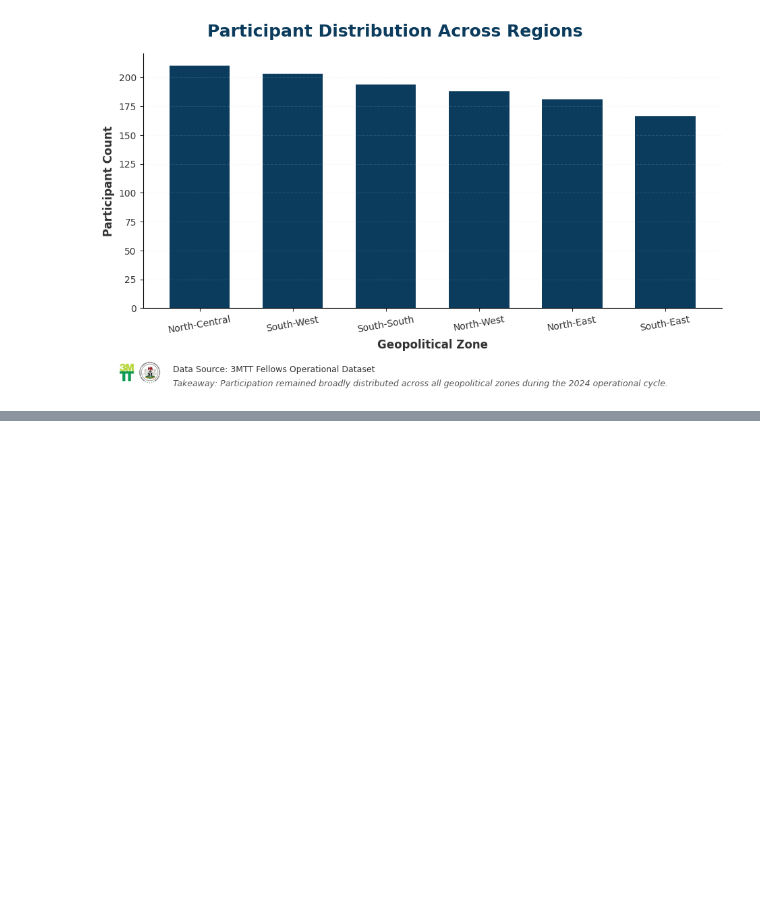
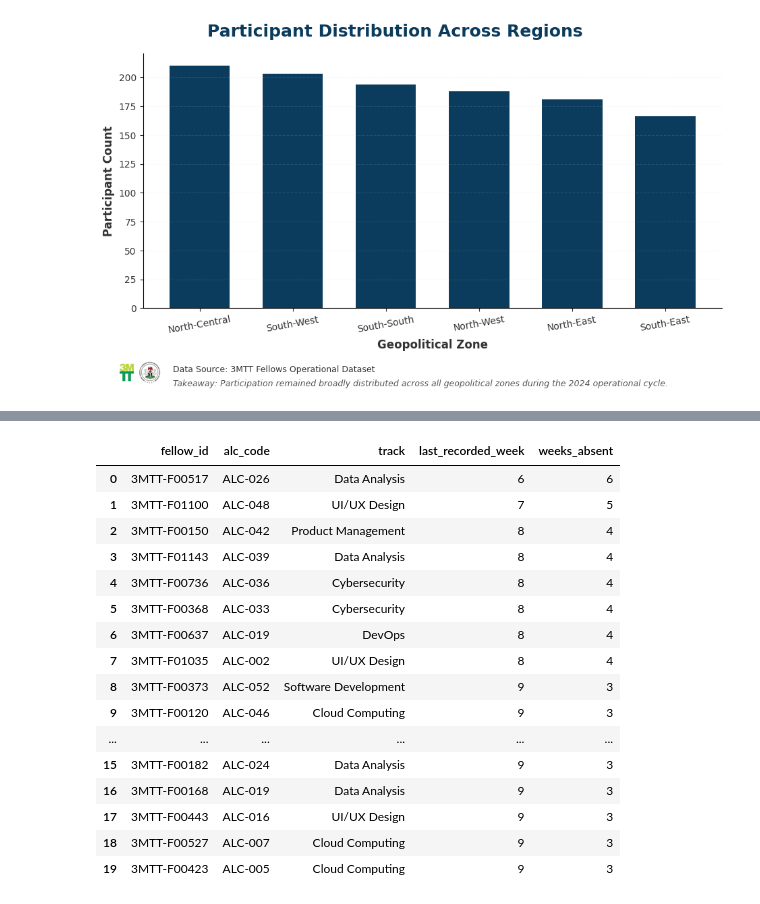
Before and after one commit to Efe-Godson/3mtt-stage2-analysis, a Jupyter notebook: notebooks/deliverable_2_analysis_notebook.ipynb, the cells around one changed output, grey strips where cells are left out. Drawn from its saved outputs; the diff is of its cells as text; code cells hidden in the pictures; blank space fills up the shorter version.

```diff
--- a/notebooks/deliverable_2_analysis_notebook.ipynb
+++ b/notebooks/deliverable_2_analysis_notebook.ipynb
@@ -4556,0 +4559,11 @@ plt.show()
+# %%
+# =========================================================
+# SQLITE DATABASE CONNECTION
+# =========================================================
+
+import sqlite3
+
+# Create/connect to SQLite database
+conn = sqlite3.connect("3mtt_database.db")
+
+print("SQLite database connected successfully.")
@@ -4556,0 +4692,72 @@ plt.show()
+# %%
+# =========================================================
+# QUESTION 2
+# FELLOWS ABSENT FOR 3+ CONSECUTIVE WEEKS
+# =========================================================
+
+query_2 = """
+
+WITH latest_week AS (
+
+    SELECT
+        MAX(week) AS current_week
+
+    FROM reflection_surveys
+),
+
+fellow_last_response AS (
+
+    SELECT
+        fellow_id,
+        MAX(week) AS last_recorded_week
+
+    FROM reflection_surveys
+
+    GROUP BY fellow_id
+)
+
+SELECT
+    f.fellow_id,
+    f.alc_code,
+    f.track,
+    flr.last_recorded_week,
+
+    (
+        (SELECT current_week FROM latest_week)
+        - flr.last_recorded_week
+    ) AS weeks_absent
+
+FROM fellows f
+
+LEFT JOIN fellow_last_response flr
+    ON f.fellow_id = flr.fellow_id
+
+WHERE
+    (
+        (SELECT current_week FROM latest_week)
+        - flr.last_recorded_week
+    ) >= 3
+
+ORDER BY weeks_absent DESC;
+
+"""
+
+pd.read_sql(query_2, conn)
+# %% [output]
+|  | fellow_id | alc_code | track | last_recorded_week | weeks_absent |
+| 0 | 3MTT-F00517 | ALC-026 | Data Analysis | 6 | 6 |
+| 1 | 3MTT-F01100 | ALC-048 | UI/UX Design | 7 | 5 |
+| 2 | 3MTT-F00150 | ALC-042 | Product Management | 8 | 4 |
+| 3 | 3MTT-F01143 | ALC-039 | Data Analysis | 8 | 4 |
+| 4 | 3MTT-F00736 | ALC-036 | Cybersecurity | 8 | 4 |
+| 5 | 3MTT-F00368 | ALC-033 | Cybersecurity | 8 | 4 |
+| 6 | 3MTT-F00637 | ALC-019 | DevOps | 8 | 4 |
+| 7 | 3MTT-F01035 | ALC-002 | UI/UX Design | 8 | 4 |
+| 8 | 3MTT-F00373 | ALC-052 | Software Development | 9 | 3 |
+| 9 | 3MTT-F00120 | ALC-046 | Cloud Computing | 9 | 3 |
+| ... | ... | ... | ... | ... | ... |
+| 15 | 3MTT-F00182 | ALC-024 | Data Analysis | 9 | 3 |
+| 16 | 3MTT-F00168 | ALC-019 | Data Analysis | 9 | 3 |
+| 17 | 3MTT-F00443 | ALC-016 | UI/UX Design | 9 | 3 |
+| 18 | 3MTT-F00527 | ALC-007 | Cloud Computing | 9 | 3 |
+| 19 | 3MTT-F00423 | ALC-005 | Cloud Computing | 9 | 3 |
```
Also changed, not shown: parts of 9 cells of this notebook.
